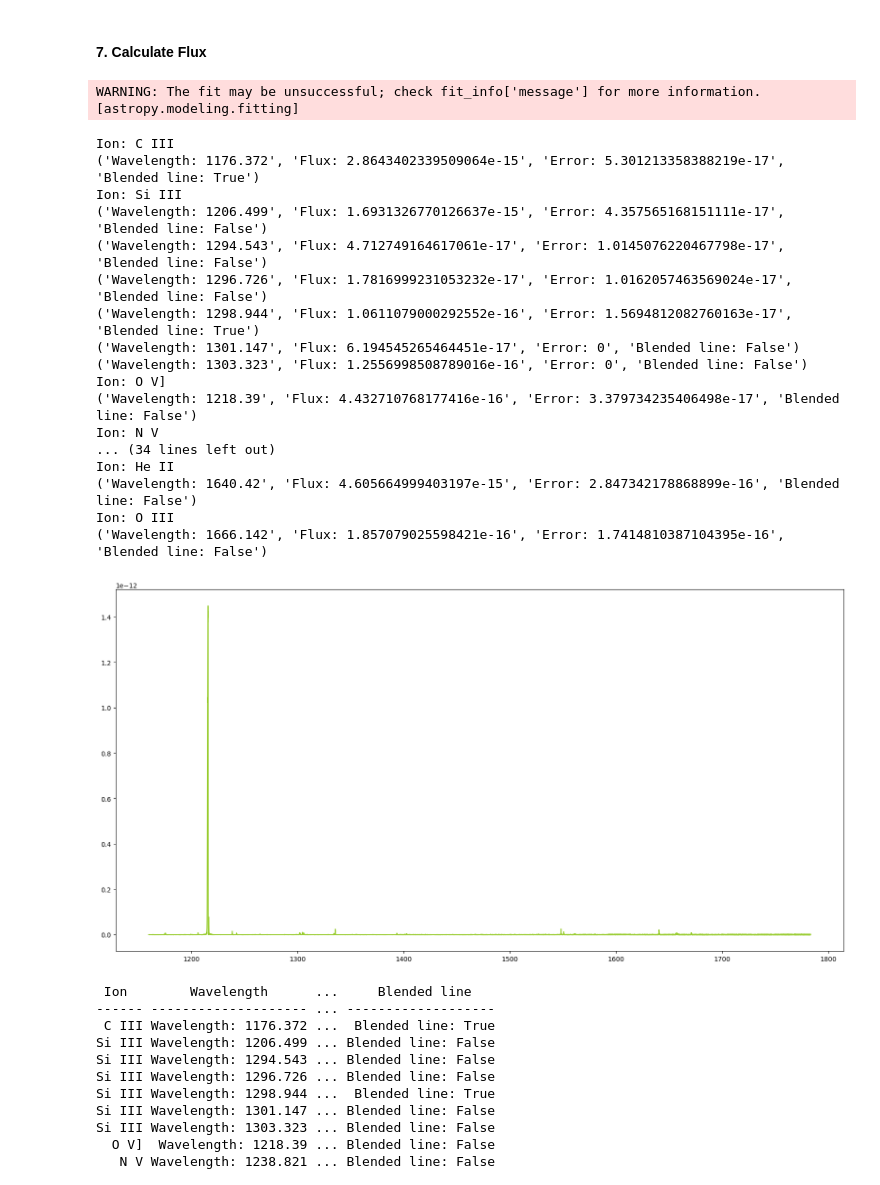
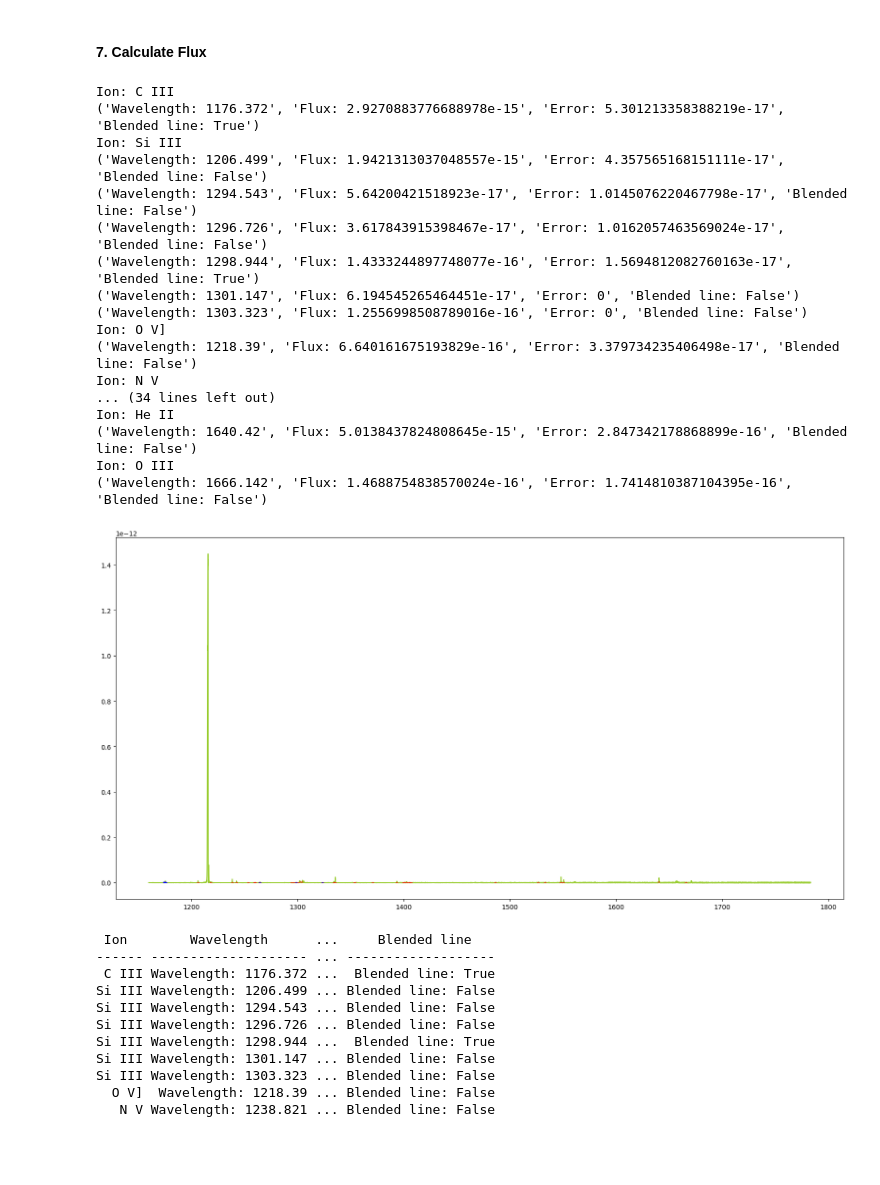
Before and after one commit to bellalongo/Star-Emission-Line-Flux, a Jupyter notebook: GJ-832/gj-832.ipynb, the cells around one changed output. Cells and saved outputs as stored; diff of their text form; code cells hidden in the pictures; blank space fills up the shorter version.

```diff
--- a/GJ-832/gj-832.ipynb
+++ b/GJ-832/gj-832.ipynb
@@ -320,11 +320,6 @@ for wavelength in df['Wavelength']:
         # Calculate mean and standard deviation to be used in Gaussian fit
         curr_mean = np.mean(w[wavelength_mask])
         curr_std = np.std(w[wavelength_mask])
-
-        # Create gauss
-        gaussian_model = models.Gaussian1D(mean = curr_mean, stddev=curr_std)
-        fitter = fitting.LevMarLSQFitter()
-        best_fit = fitter(gaussian_model, w[wavelength_mask], f[wavelength_mask])
 
         # Compute the flux and error
         w0,w1 = wavelength_edges(w[wavelength_mask])
@@ -341,52 +336,51 @@ for wavelength in df['Wavelength']:
 
         # Check if the flux is negative
         total_flux = total_sumflux - continuum_sumflux
         if total_flux <= 0:
             total_flux = sumerror * 3
             sumerror = 0
 
         # If there is a blended line
         if blended_line_bool:
             # Delete the previous flux calculation (check me!) - may need to get rid of [count-1]
             del flux[df['Ion'][count - 1]][previous_index]
             # Add the new flux calculation
             flux[df['Ion'][count]].append(("Wavelength: " + str(wavelength),"Flux: " + str(total_flux), "Error: " + str(sumerror), "Blended line: " + str(blended_line_bool)))
         # If there is not a blended line
         else:
             flux[df['Ion'][count]].append(("Wavelength: " + str(wavelength),"Flux: " + str(total_flux), "Error: " + str(sumerror),"Blended line: " + str(False)))
 
         # Update variables
         previous_obs = obs_lam
         previous_index = len(flux[df['Ion'][count]]) - 1
         iterations+=1
 
     count+=1
 
 # Printing
 for ion in flux:
     print(f"Ion: {ion} ")
     for data in flux[ion]:
         print(data)
 # %% [output]
-WARNING: The fit may be unsuccessful; check fit_info['message'] for more information. [astropy.modeling.fitting]
+Ion: C III
+('Wavelength: 1176.372', 'Flux: 2.9270883776688978e-15', 'Error: 5.301213358388219e-17', 'Blended line: True')
+Ion: Si III
+('Wavelength: 1206.499', 'Flux: 1.9421313037048557e-15', 'Error: 4.357565168151111e-17', 'Blended line: False')
+('Wavelength: 1294.543', 'Flux: 5.64200421518923e-17', 'Error: 1.0145076220467798e-17', 'Blended line: False')
+('Wavelength: 1296.726', 'Flux: 3.617843915398467e-17', 'Error: 1.0162057463569024e-17', 'Blended line: False')
+('Wavelength: 1298.944', 'Flux: 1.4333244897748077e-16', 'Error: 1.5694812082760163e-17', 'Blended line: True')
+('Wavelength: 1301.147', 'Flux: 6.194545265464451e-17', 'Error: 0', 'Blended line: False')
+('Wavelength: 1303.323', 'Flux: 1.2556998508789016e-16', 'Error: 0', 'Blended line: False')
+Ion: O V]
+('Wavelength: 1218.39', 'Flux: 6.640161675193829e-16', 'Error: 3.379734235406498e-17', 'Blended line: False')
+Ion: N V
+... (34 lines left out)
+Ion: He II
+('Wavelength: 1640.42', 'Flux: 5.0138437824808645e-15', 'Error: 2.847342178868899e-16', 'Blended line: False')
+Ion: O III
+('Wavelength: 1666.142', 'Flux: 1.4688754838570024e-16', 'Error: 1.7414810387104395e-16', 'Blended line: False')
-Ion: C III
-('Wavelength: 1176.372', 'Flux: 2.8643402339509064e-15', 'Error: 5.301213358388219e-17', 'Blended line: True')
-Ion: Si III
-('Wavelength: 1206.499', 'Flux: 1.6931326770126637e-15', 'Error: 4.357565168151111e-17', 'Blended line: False')
-('Wavelength: 1294.543', 'Flux: 4.712749164617061e-17', 'Error: 1.0145076220467798e-17', 'Blended line: False')
-('Wavelength: 1296.726', 'Flux: 1.7816999231053232e-17', 'Error: 1.0162057463569024e-17', 'Blended line: False')
-('Wavelength: 1298.944', 'Flux: 1.0611079000292552e-16', 'Error: 1.5694812082760163e-17', 'Blended line: True')
-('Wavelength: 1301.147', 'Flux: 6.194545265464451e-17', 'Error: 0', 'Blended line: False')
-('Wavelength: 1303.323', 'Flux: 1.2556998508789016e-16', 'Error: 0', 'Blended line: False')
-Ion: O V]
-('Wavelength: 1218.39', 'Flux: 4.432710768177416e-16', 'Error: 3.379734235406498e-17', 'Blended line: False')
-Ion: N V
-... (34 lines left out)
-Ion: He II
-('Wavelength: 1640.42', 'Flux: 4.605664999403197e-15', 'Error: 2.847342178868899e-16', 'Blended line: False')
-Ion: O III
-('Wavelength: 1666.142', 'Flux: 1.857079025598421e-16', 'Error: 1.7414810387104395e-16', 'Blended line: False')
-[figure, old version]
+[figure, new version]
 # %%
 # Astropy tables
 data_array = []
```
Also changed, not shown: parts of 1 cell of this notebook.
